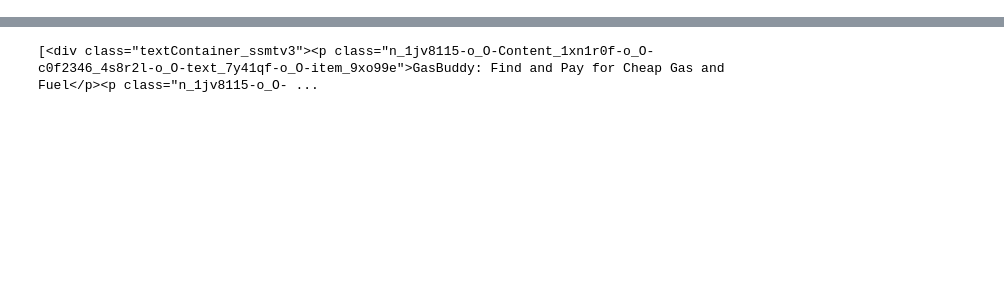
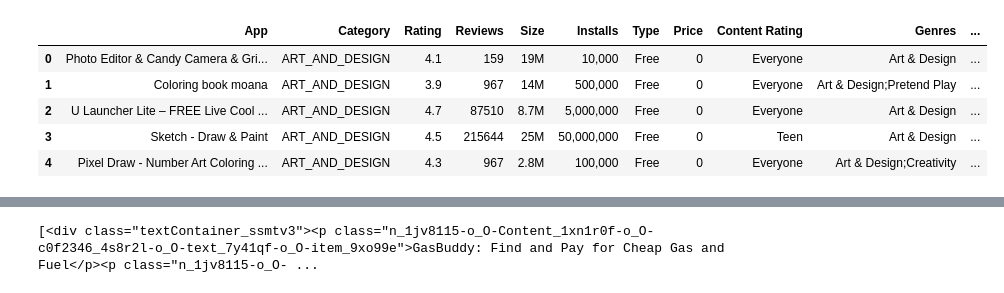
Before and after one commit to dailyfatcat/IS362_FinalProject, a Jupyter notebook: final.ipynb, the cells around one changed output, grey strips where cells are left out. Saved outputs shown, nothing was run; the diff lists cells and outputs as text; code cells hidden in the pictures; blank space fills up the shorter version.

```diff
--- a/final.ipynb
+++ b/final.ipynb
@@ -17,0 +16,11 @@ googlesent = pd.read_csv('googleplaystore_user_reviews.csv')
+# %%
+googlereviews = pd.read_csv('googleplaystore.csv')
+googlesent = pd.read_csv('googleplaystore_user_reviews.csv')
+
+#Tidying data, drop empty values
+googlereviews.dropna(inplace=True)
+googlesent.dropna(inplace=True)
+
+#Tidying data, drop unneeded columns
+googlereviews.drop(columns=['Android Ver', 'Current Ver'])
+googlereviews['Installs'] = googlereviews['Installs'].str.replace('+', '')
@@ -17,0 +44,9 @@ googlesent = pd.read_csv('googleplaystore_user_reviews.csv')
+# %%
+googlereviews.head()
+# %% [output]
+|  | App | Category | Rating | Reviews | Size | Installs | Type | Price | Content Rating | Genres | ... |
+| 0 | Photo Editor & Candy Camera & Gri... | ART_AND_DESIGN | 4.1 | 159 | 19M | 10,000 | Free | 0 | Everyone | Art & Design | ... |
+| 1 | Coloring book moana | ART_AND_DESIGN | 3.9 | 967 | 14M | 500,000 | Free | 0 | Everyone | Art & Design;Pretend Play | ... |
+| 2 | U Launcher Lite – FREE Live Cool ... | ART_AND_DESIGN | 4.7 | 87510 | 8.7M | 5,000,000 | Free | 0 | Everyone | Art & Design | ... |
+| 3 | Sketch - Draw & Paint | ART_AND_DESIGN | 4.5 | 215644 | 25M | 50,000,000 | Free | 0 | Teen | Art & Design | ... |
+| 4 | Pixel Draw - Number Art Coloring ... | ART_AND_DESIGN | 4.3 | 967 | 2.8M | 100,000 | Free | 0 | Everyone | Art & Design;Creativity | ... |
```
Also changed, not shown: parts of 8 cells of this notebook.
